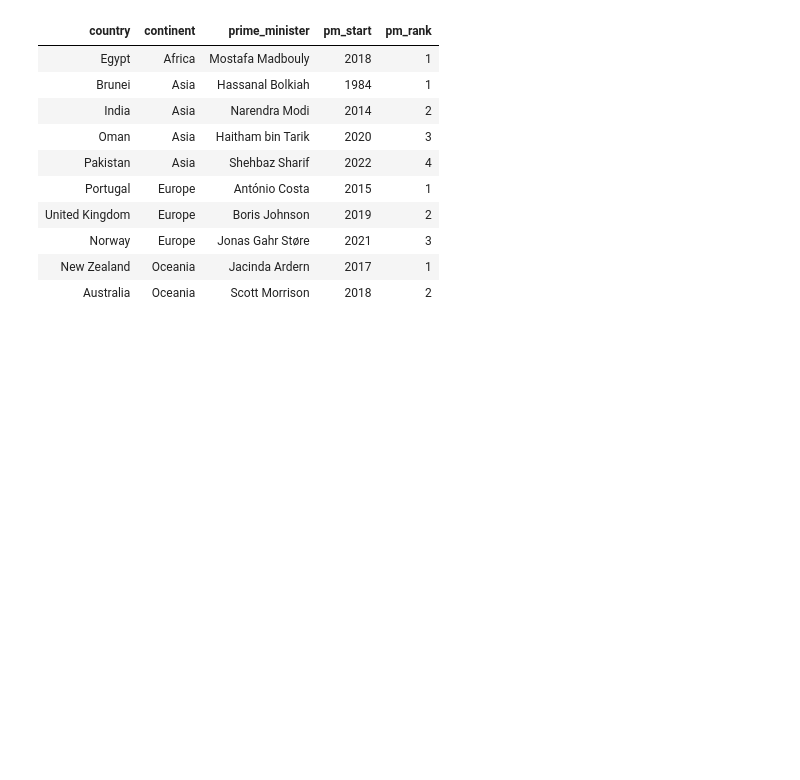
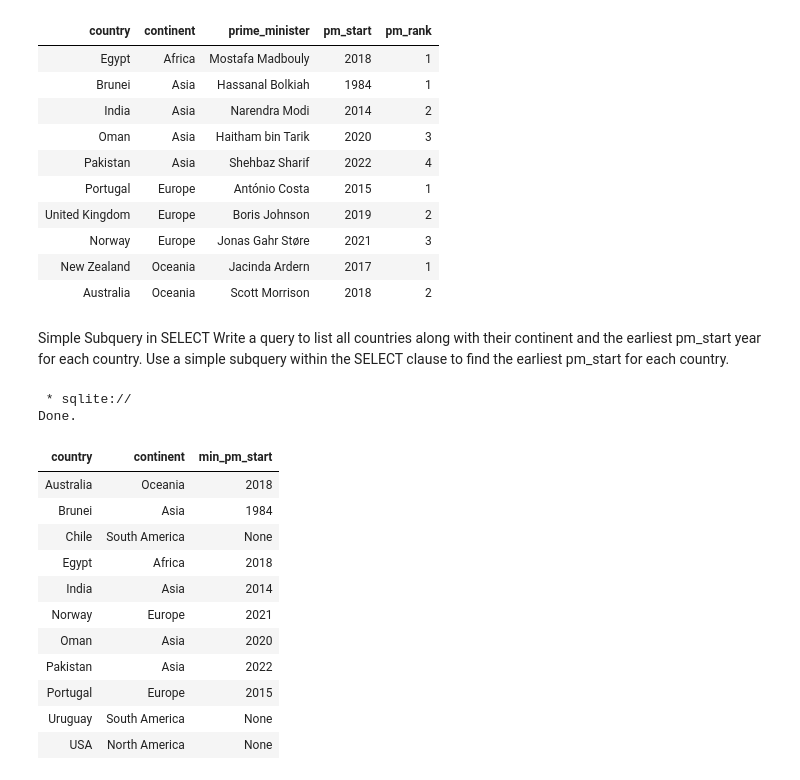
Before and after one commit to UznetDev/Data-science-home-work, a Jupyter notebook: 24_Avg_2024_home_work.ipynb, the cells around one changed output. Cells and saved outputs as stored; diff of their text form; code cells hidden in the pictures; blank space fills up the shorter version.

```diff
--- a/24_Avg_2024_home_work.ipynb
+++ b/24_Avg_2024_home_work.ipynb
@@ -246,3 +246,30 @@ Done.
 | Norway | Europe | Jonas Gahr Støre | 2021 | 3 |
 | New Zealand | Oceania | Jacinda Ardern | 2017 | 1 |
 | Australia | Oceania | Scott Morrison | 2018 | 2 |
+# %% [markdown]
+Simple Subquery in SELECT Write a query to list all countries along with their continent and the earliest pm_start year for each country. Use a simple subquery within the SELECT clause to find the earliest pm_start for each country.
+# %%
+%%sql
+SELECT country, continent,
+  (SELECT MIN(pm_start)
+   FROM prime_minister_terms AS p1
+   INNER JOIN prime_ministers AS p2
+   USING(prime_minister)
+   WHERE p.country = p2.country
+   GROUP BY country) AS min_pm_start
+FROM states AS p;
+# %% [output]
+ * sqlite://
+Done.
+| country | continent | min_pm_start |
+| Australia | Oceania | 2018 |
+| Brunei | Asia | 1984 |
+| Chile | South America | None |
+| Egypt | Africa | 2018 |
+| India | Asia | 2014 |
+| Norway | Europe | 2021 |
+| Oman | Asia | 2020 |
+| Pakistan | Asia | 2022 |
+| Portugal | Europe | 2015 |
+| Uruguay | South America | None |
+| USA | North America | None |
```
Also changed, not shown: parts of 3 cells of this notebook.
